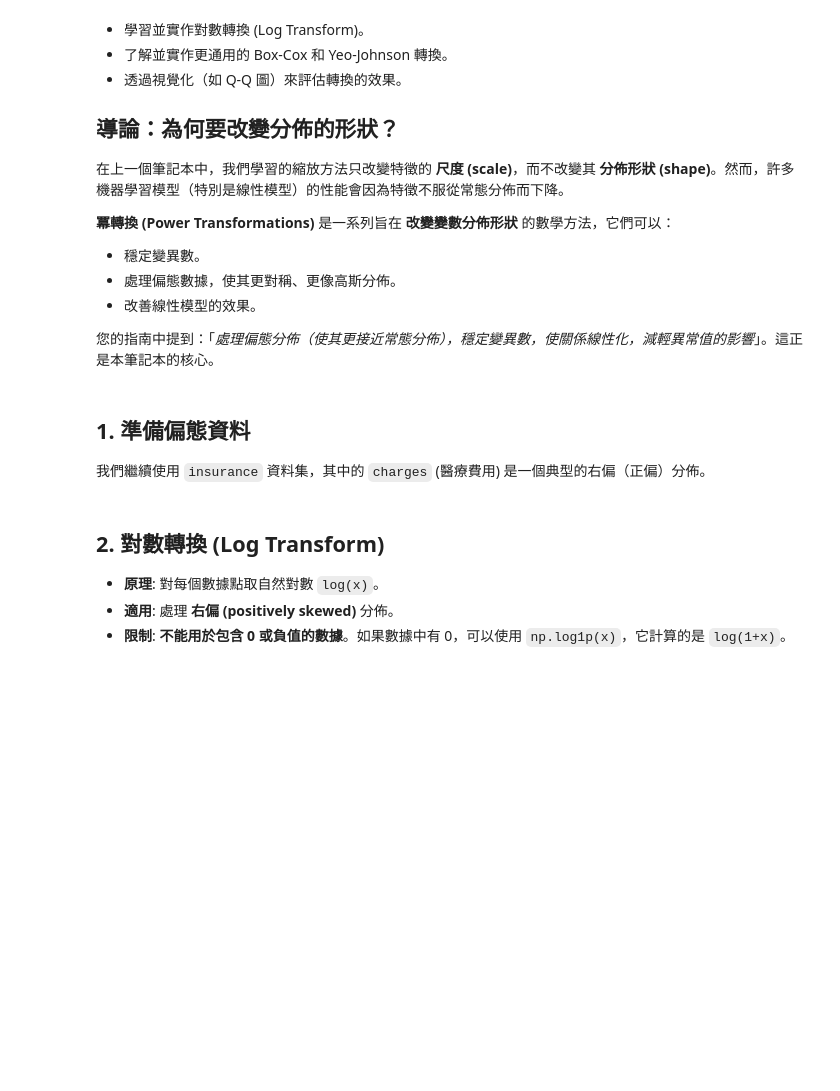
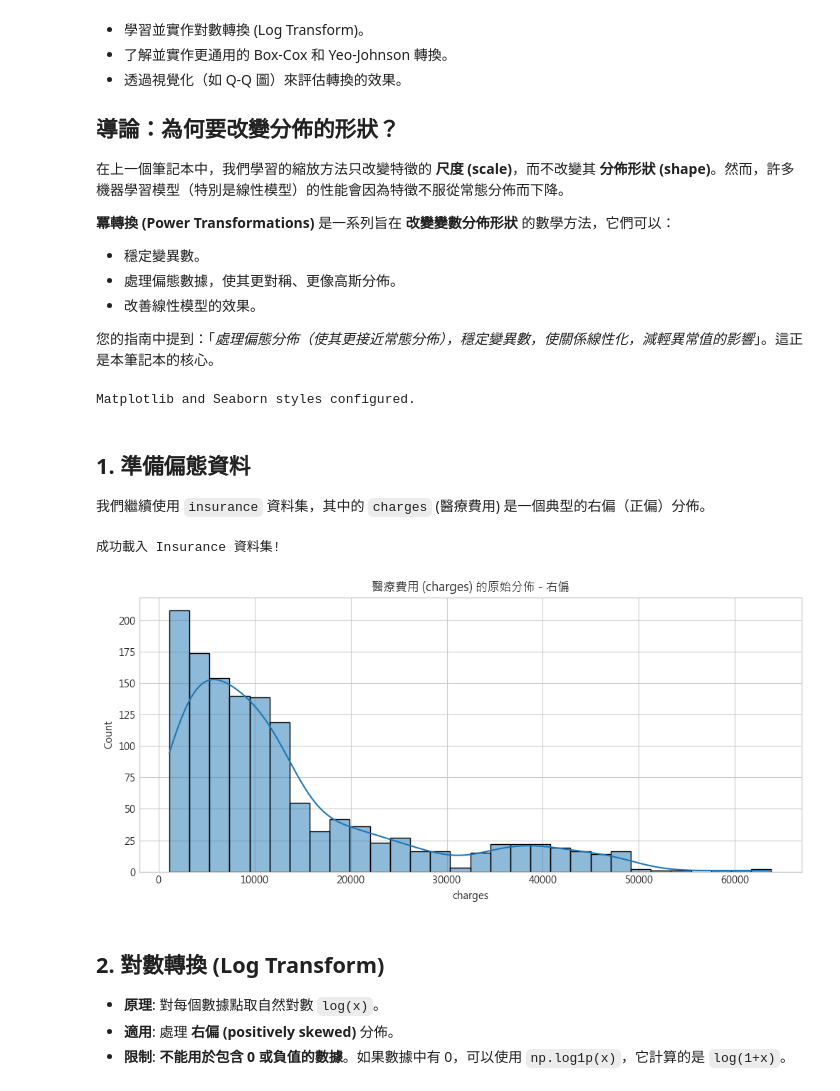
Before and after one commit to Zenobia000/iSpan_python-FE_DM-cookbooks, a Jupyter notebook: data_mining_course/modules/module_05_scaling_transformation/notebooks/02_power_transformations.ipynb, the cells around one changed output. Saved outputs shown, nothing was run; the diff lists cells and outputs as text; code cells hidden in the pictures; blank space fills up the shorter version.

Commit message:
Update notebooks: data cleaning, missing values, outliers, categorical encoding, scaling and feature creation modules

```diff
--- a/data_mining_course/modules/module_05_scaling_transformation/notebooks/02_power_transformations.ipynb
+++ b/data_mining_course/modules/module_05_scaling_transformation/notebooks/02_power_transformations.ipynb
@@ -25,25 +25,44 @@ import matplotlib.pyplot as plt
 import seaborn as sns
 from sklearn.preprocessing import PowerTransformer
 import scipy.stats as stats
+
+import matplotlib.pyplot as plt
+# 設定視覺化風格
+# 'seaborn-v0_8-whitegrid' 提供了帶有白色網格的 seaborn 預設風格，更易於讀取
+plt.style.use('seaborn-v0_8-whitegrid')
+# 設置中文字體，以防圖表標題或標籤出現亂碼
+# 請確保您的環境中已安裝 'Microsoft JhengHei' 或其他中文字型
+plt.rcParams['font.sans-serif'] = ['Microsoft JhengHei']
+plt.rcParams['axes.unicode_minus'] = False  # 解決負號顯示問題
+print("Matplotlib and Seaborn styles configured.")
+
+# 忽略不必要的警告訊息
+import warnings
+warnings.filterwarnings('ignore')
+# %% [output]
+Matplotlib and Seaborn styles configured.
 # %% [markdown]
 ## 1. 準備偏態資料
 
 我們繼續使用 `insurance` 資料集，其中的 `charges` (醫療費用) 是一個典型的右偏（正偏）分佈。
 # %%
 # 載入資料
-path = 'data_mining_course/datasets/raw/insurance/insurance.csv'
+path = r'..\..\..\..\datasets\raw\insurance\insurance.csv'
 try:
     df = pd.read_csv(path)
     print("成功載入 Insurance 資料集!")
 except FileNotFoundError:
     print(f"在 '{path}' 找不到 insurance.csv。")
     df = pd.DataFrame()
 
 # 觀察 'charges' 的原始分佈
 plt.figure(figsize=(12, 5))
 sns.histplot(df['charges'], kde=True)
 plt.title('醫療費用 (charges) 的原始分佈 - 右偏')
 plt.show()
+# %% [output]
+成功載入 Insurance 資料集!
+[figure, added]
 # %% [markdown]
 ## 2. 對數轉換 (Log Transform)
 
```
Also changed, not shown: parts of 3 cells of this notebook, 14 other files.
